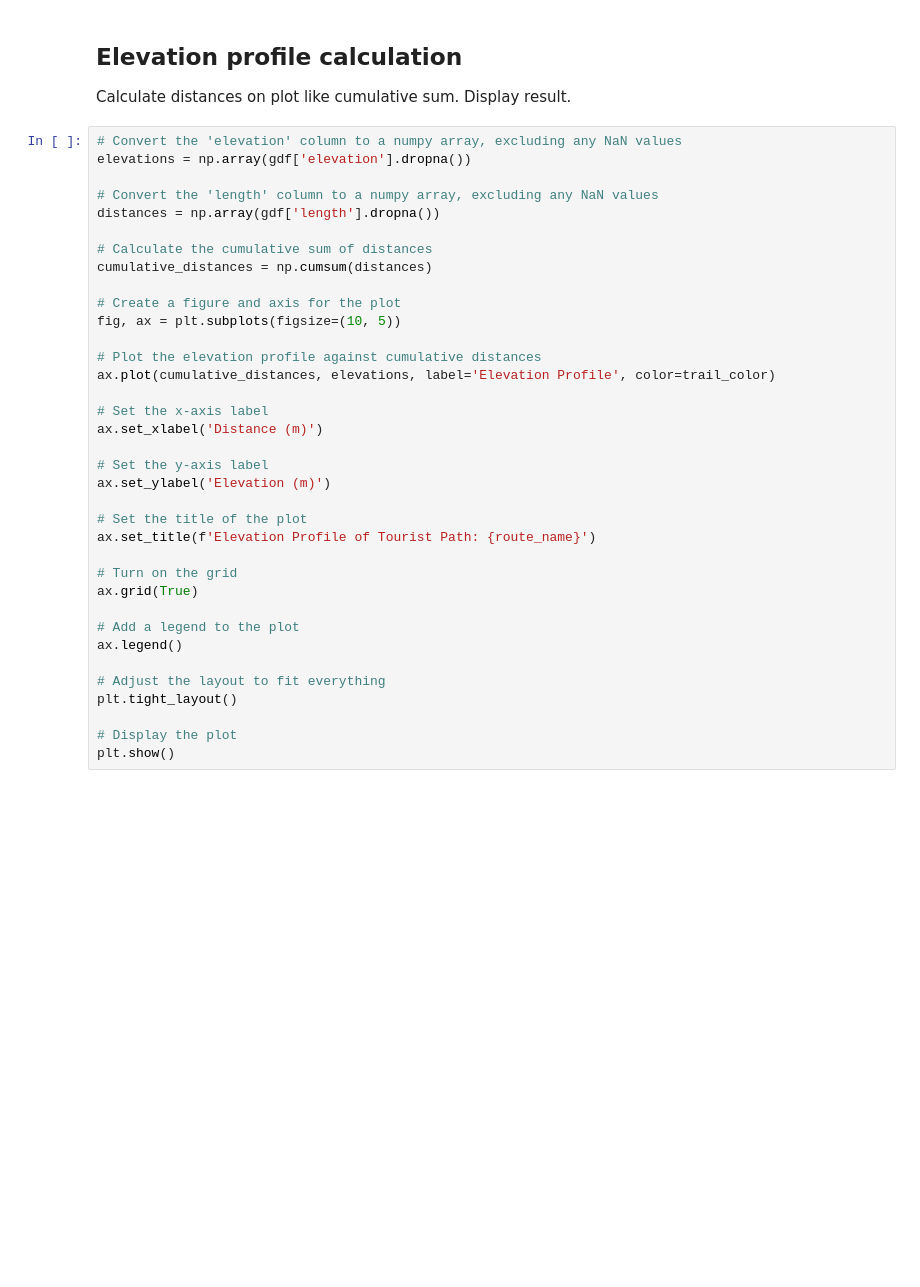
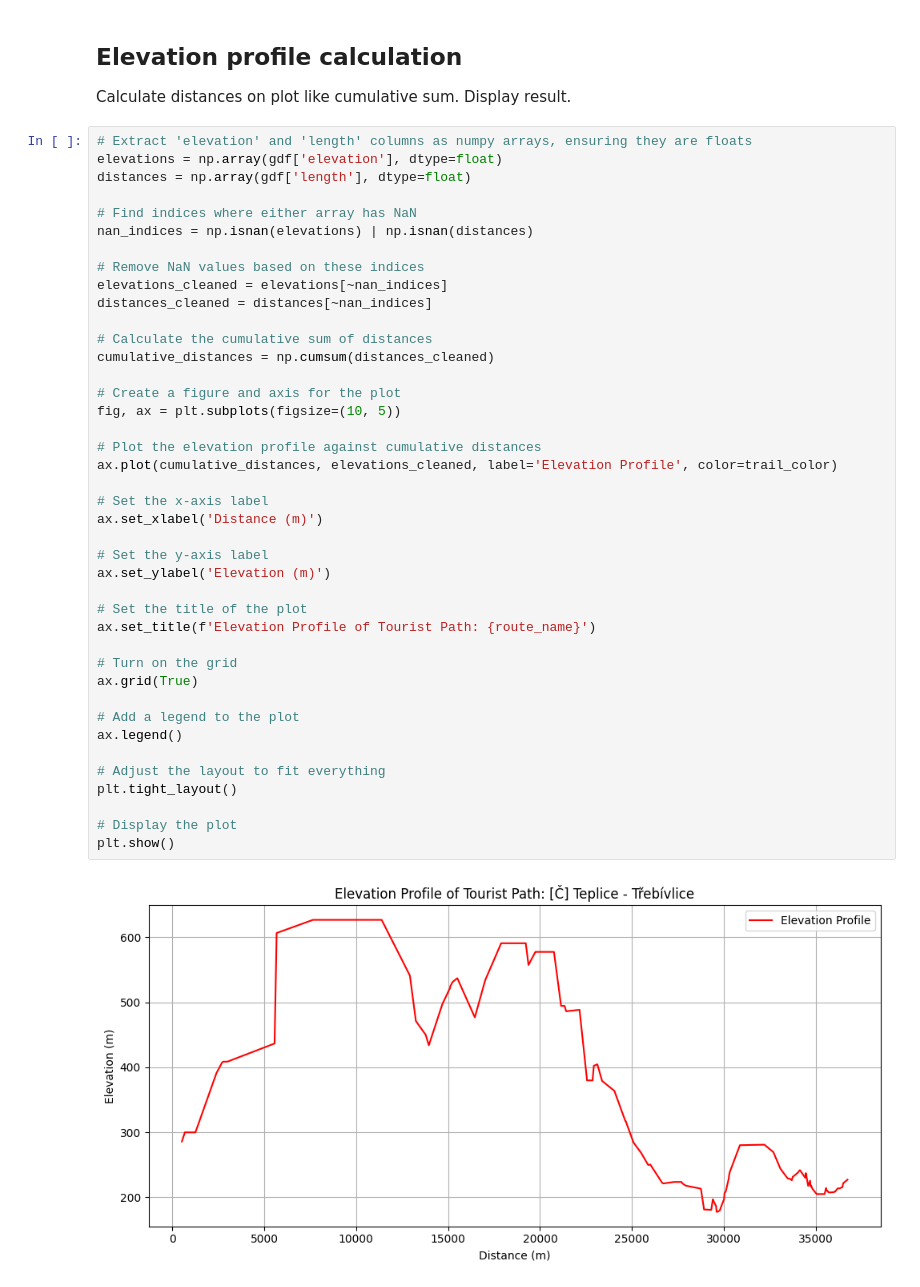
Before and after one commit to kovarmi9/UZPR_elevation_profile_analysis, a Jupyter notebook: elevatin_profile_analysis.ipynb, the cells around one changed output. Cells and saved outputs as stored; diff of their text form; blank space fills up the shorter version.

Commit message:
Corrected delete of nan values

```diff
--- a/elevatin_profile_analysis.ipynb
+++ b/elevatin_profile_analysis.ipynb
@@ -804,38 +827,45 @@ print(gdf[['geometry', 'elevation', 'length']].head())
 ## Elevation profile calculation
 Calculate distances on plot like cumulative sum. Display result.
 # %%
-# Convert the 'elevation' column to a numpy array, excluding any NaN values
-elevations = np.array(gdf['elevation'].dropna())
+# Extract 'elevation' and 'length' columns as numpy arrays, ensuring they are floats
+elevations = np.array(gdf['elevation'], dtype=float)
+distances = np.array(gdf['length'], dtype=float)
 
-# Convert the 'length' column to a numpy array, excluding any NaN values
-distances = np.array(gdf['length'].dropna())
+# Find indices where either array has NaN
+nan_indices = np.isnan(elevations) | np.isnan(distances)
+
+# Remove NaN values based on these indices
+elevations_cleaned = elevations[~nan_indices]
+distances_cleaned = distances[~nan_indices]
 
 # Calculate the cumulative sum of distances
-cumulative_distances = np.cumsum(distances)
+cumulative_distances = np.cumsum(distances_cleaned)
 
 # Create a figure and axis for the plot
 fig, ax = plt.subplots(figsize=(10, 5))
 
 # Plot the elevation profile against cumulative distances
-ax.plot(cumulative_distances, elevations, label='Elevation Profile', color=trail_color)
+ax.plot(cumulative_distances, elevations_cleaned, label='Elevation Profile', color=trail_color)
 
 # Set the x-axis label
 ax.set_xlabel('Distance (m)')
 
 # Set the y-axis label
 ax.set_ylabel('Elevation (m)')
 
 # Set the title of the plot
 ax.set_title(f'Elevation Profile of Tourist Path: {route_name}')
 
 # Turn on the grid
 ax.grid(True)
 
 # Add a legend to the plot
 ax.legend()
 
 # Adjust the layout to fit everything
 plt.tight_layout()
 
 # Display the plot
 plt.show()
+# %% [output]
+[figure, added]
```
Also changed, not shown: parts of 11 cells of this notebook, 1 other file.
